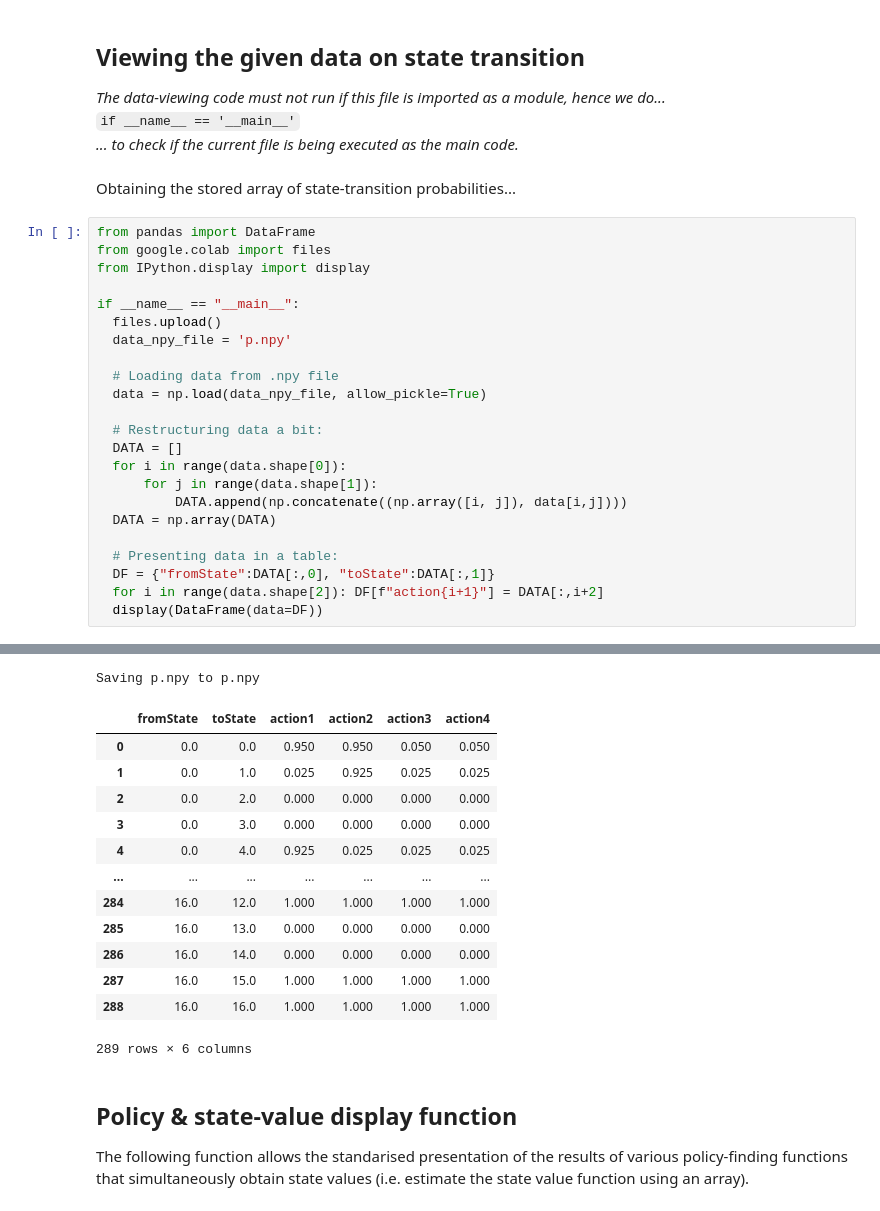
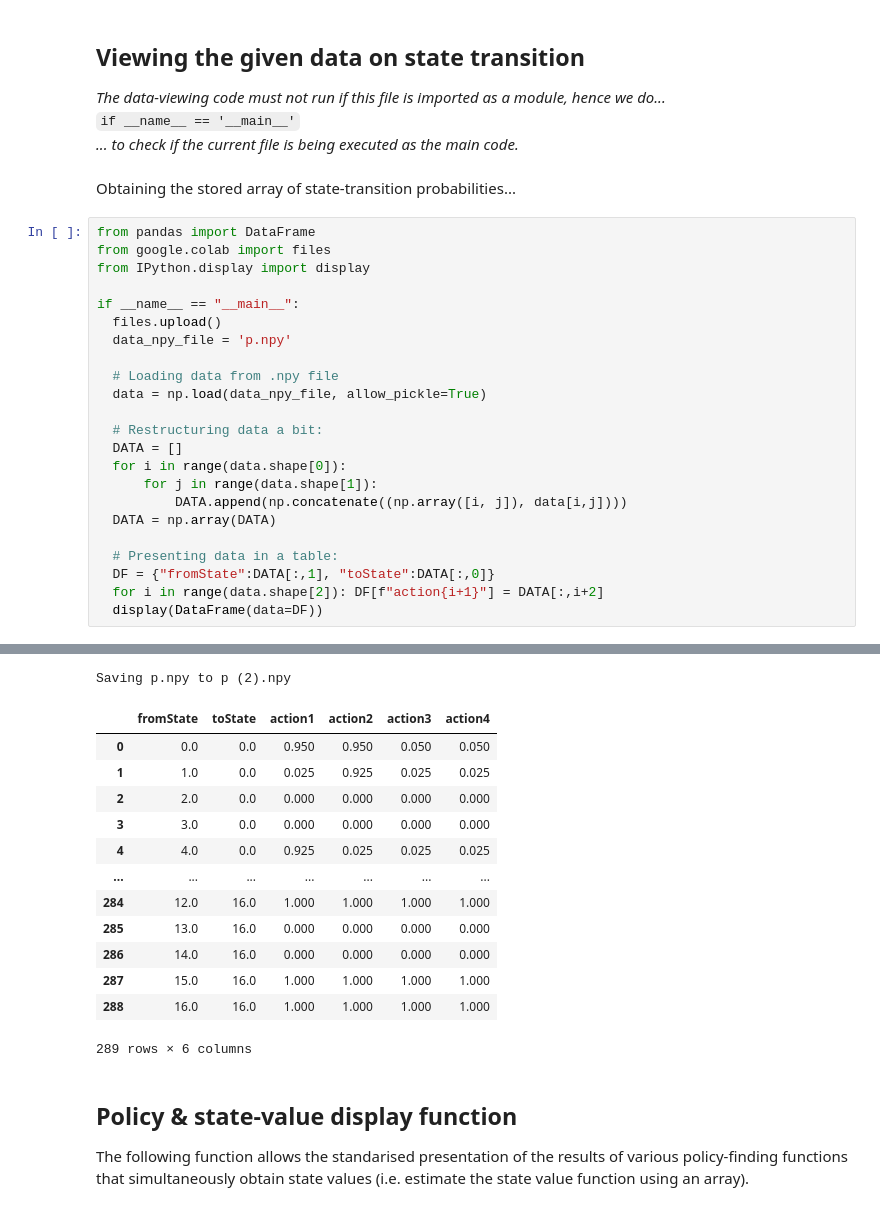
Before and after one commit to pranigopu/frozenLake, a Jupyter notebook: demo/Q1_environment.ipynb, the cells around one changed output, grey strips where cells are left out. Drawn from its saved outputs; the diff is of its cells as text.

```diff
--- a/demo/Q1_environment.ipynb
+++ b/demo/Q1_environment.ipynb
@@ -310,40 +407,40 @@ _The data-viewing code must not run if this file is imported as a module, hence
 # %%
 from pandas import DataFrame
 from google.colab import files
 from IPython.display import display
 
 if __name__ == "__main__":
   files.upload()
   data_npy_file = 'p.npy'
 
   # Loading data from .npy file
   data = np.load(data_npy_file, allow_pickle=True)
 
   # Restructuring data a bit:
   DATA = []
   for i in range(data.shape[0]):
       for j in range(data.shape[1]):
           DATA.append(np.concatenate((np.array([i, j]), data[i,j])))
   DATA = np.array(DATA)
 
   # Presenting data in a table:
-  DF = {"fromState":DATA[:,0], "toState":DATA[:,1]}
+  DF = {"fromState":DATA[:,1], "toState":DATA[:,0]}
   for i in range(data.shape[2]): DF[f"action{i+1}"] = DATA[:,i+2]
   display(DataFrame(data=DF))
 # %% [output]
 [interactive output not drawn]
-Saving p.npy to p.npy
+Saving p.npy to p (2).npy
 |  | fromState | toState | action1 | action2 | action3 | action4 |
 | 0 | 0.0 | 0.0 | 0.950 | 0.950 | 0.050 | 0.050 |
-| 1 | 0.0 | 1.0 | 0.025 | 0.925 | 0.025 | 0.025 |
-| 2 | 0.0 | 2.0 | 0.000 | 0.000 | 0.000 | 0.000 |
-| 3 | 0.0 | 3.0 | 0.000 | 0.000 | 0.000 | 0.000 |
-| 4 | 0.0 | 4.0 | 0.925 | 0.025 | 0.025 | 0.025 |
+| 1 | 1.0 | 0.0 | 0.025 | 0.925 | 0.025 | 0.025 |
+| 2 | 2.0 | 0.0 | 0.000 | 0.000 | 0.000 | 0.000 |
+| 3 | 3.0 | 0.0 | 0.000 | 0.000 | 0.000 | 0.000 |
+| 4 | 4.0 | 0.0 | 0.925 | 0.025 | 0.025 | 0.025 |
 | ... | ... | ... | ... | ... | ... | ... |
-| 284 | 16.0 | 12.0 | 1.000 | 1.000 | 1.000 | 1.000 |
-| 285 | 16.0 | 13.0 | 0.000 | 0.000 | 0.000 | 0.000 |
-| 286 | 16.0 | 14.0 | 0.000 | 0.000 | 0.000 | 0.000 |
-| 287 | 16.0 | 15.0 | 1.000 | 1.000 | 1.000 | 1.000 |
+| 284 | 12.0 | 16.0 | 1.000 | 1.000 | 1.000 | 1.000 |
+| 285 | 13.0 | 16.0 | 0.000 | 0.000 | 0.000 | 0.000 |
+| 286 | 14.0 | 16.0 | 0.000 | 0.000 | 0.000 | 0.000 |
+| 287 | 15.0 | 16.0 | 1.000 | 1.000 | 1.000 | 1.000 |
 | 288 | 16.0 | 16.0 | 1.000 | 1.000 | 1.000 | 1.000 |
 289 rows × 6 columns
 # %% [markdown]
```
Also changed, not shown: parts of 2 cells of this notebook.
